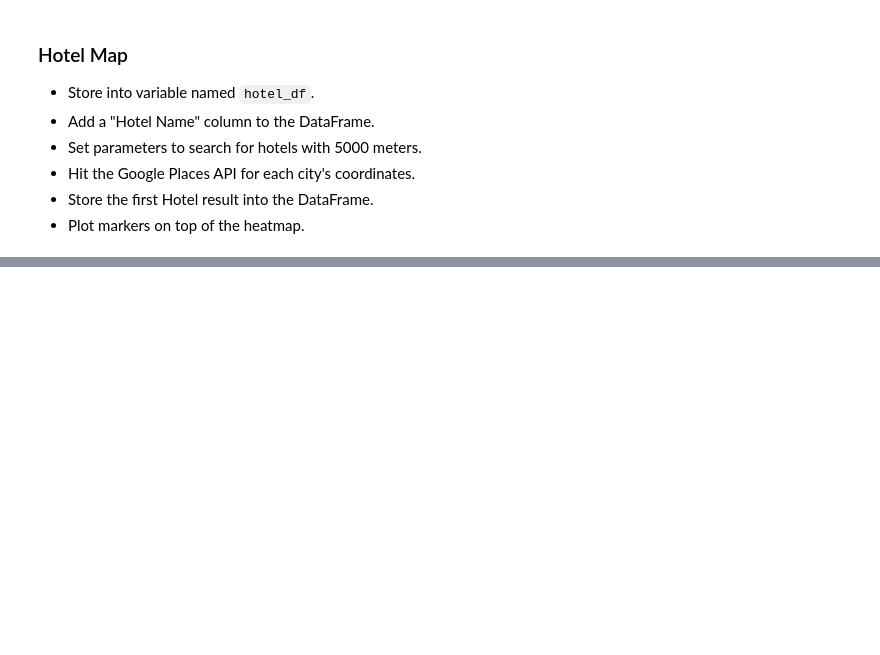
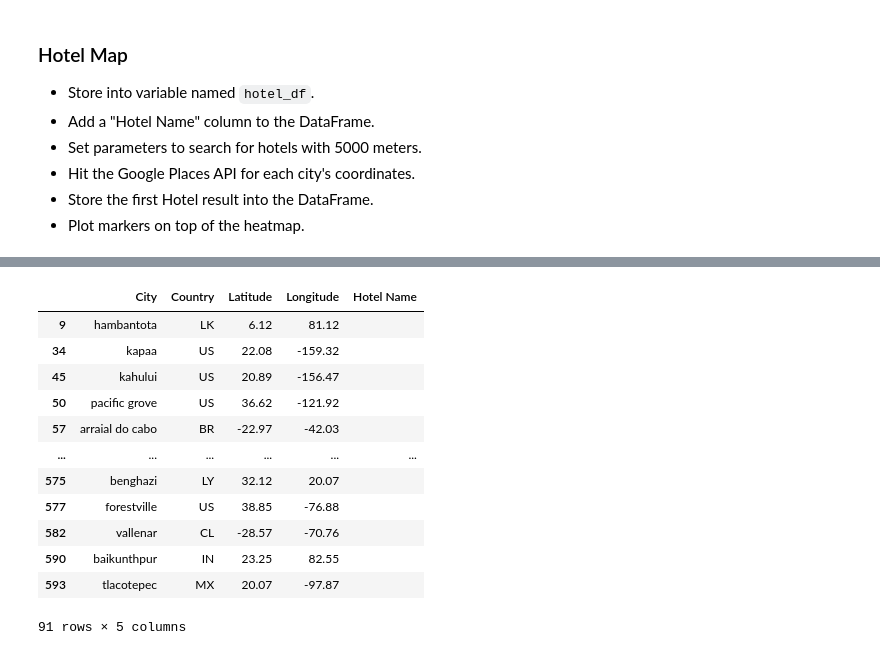
Before and after one commit to Shayoconnell7/python-api-challenge, a Jupyter notebook: VacationPy/VacationPy.ipynb, the cells around one changed output, grey strips where cells are left out. Saved outputs shown, nothing was run; the diff lists cells and outputs as text; code cells hidden in the pictures; blank space fills up the shorter version.

```diff
--- a/VacationPy/VacationPy.ipynb
+++ b/VacationPy/VacationPy.ipynb
@@ -96,0 +123,18 @@ nice_weather = pd.DataFrame(
+# %%
+hotel_df = pd.DataFrame(nice_weather[["City", "Country", "Latitude", "Longitude"]].copy())
+hotel_df["Hotel Name"] = ""
+hotel_df
+# %% [output]
+|  | City | Country | Latitude | Longitude | Hotel Name |
+| 9 | hambantota | LK | 6.12 | 81.12 |  |
+| 34 | kapaa | US | 22.08 | -159.32 |  |
+| 45 | kahului | US | 20.89 | -156.47 |  |
+| 50 | pacific grove | US | 36.62 | -121.92 |  |
+| 57 | arraial do cabo | BR | -22.97 | -42.03 |  |
+| ... | ... | ... | ... | ... | ... |
+| 575 | benghazi | LY | 32.12 | 20.07 |  |
+| 577 | forestville | US | 38.85 | -76.88 |  |
+| 582 | vallenar | CL | -28.57 | -70.76 |  |
+| 590 | baikunthpur | IN | 23.25 | 82.55 |  |
+| 593 | tlacotepec | MX | 20.07 | -97.87 |  |
+91 rows × 5 columns
```
Also changed, not shown: parts of 14 cells of this notebook.
